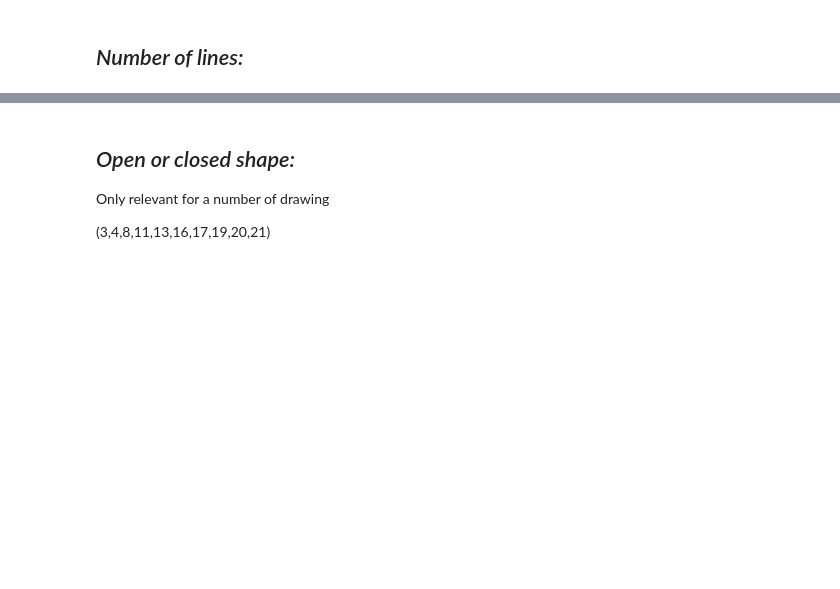
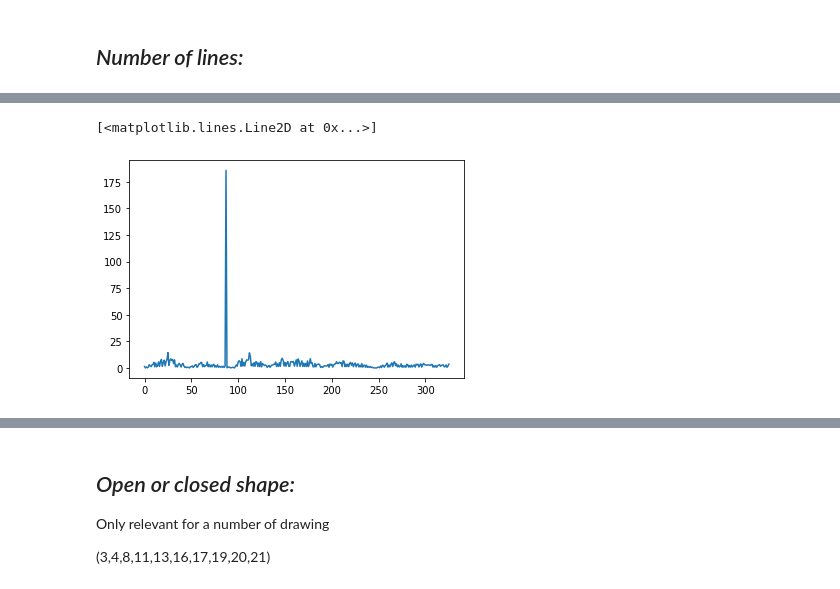
Before and after one commit to NoaAmichai/Final_project, a Jupyter notebook: Final_project.ipynb, the cells around one changed output, grey strips where cells are left out. Saved outputs shown, nothing was run; the diff lists cells and outputs as text; code cells hidden in the pictures; blank space fills up the shorter version.

```diff
--- a/Final_project.ipynb
+++ b/Final_project.ipynb
@@ -175,4 +175,9 @@ for i in range(len(data.X)-1):
 slopes = pd.Series(slopes)
 # %%
 slopes.fillna(0,inplace=True)
+# %%
+plt.plot(distance)
+# %% [output]
+[<matplotlib.lines.Line2D at 0x...>]
+[figure, added]
 # %%
```
Also changed, not shown: parts of 12 cells of this notebook.
